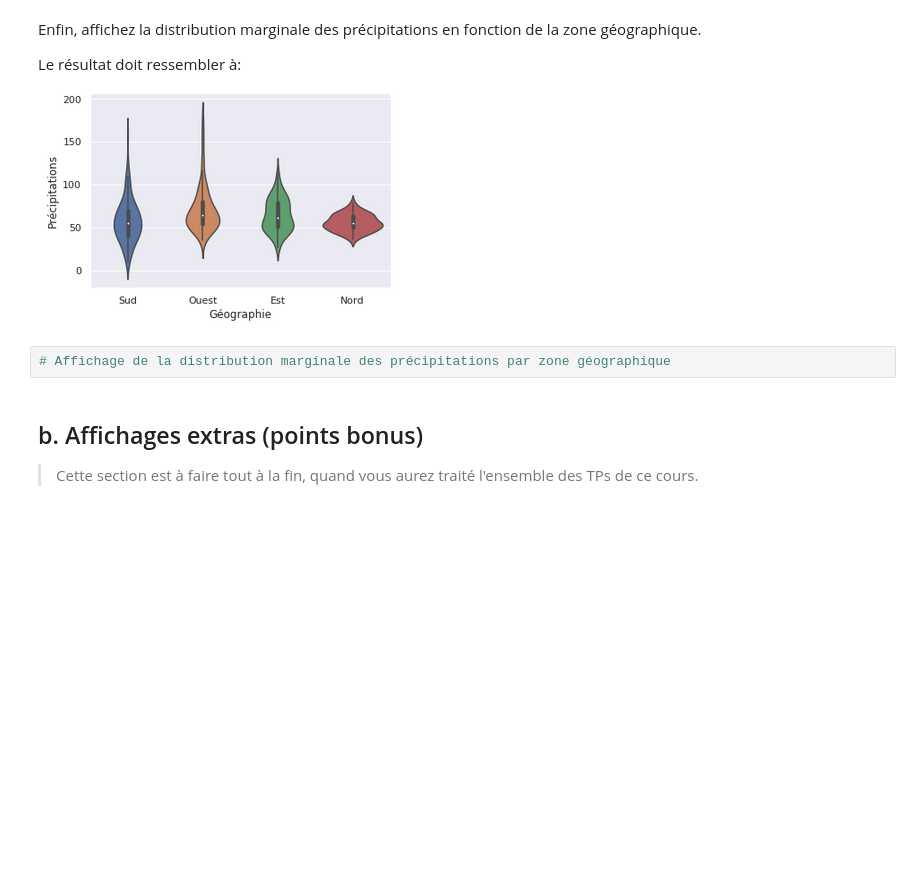
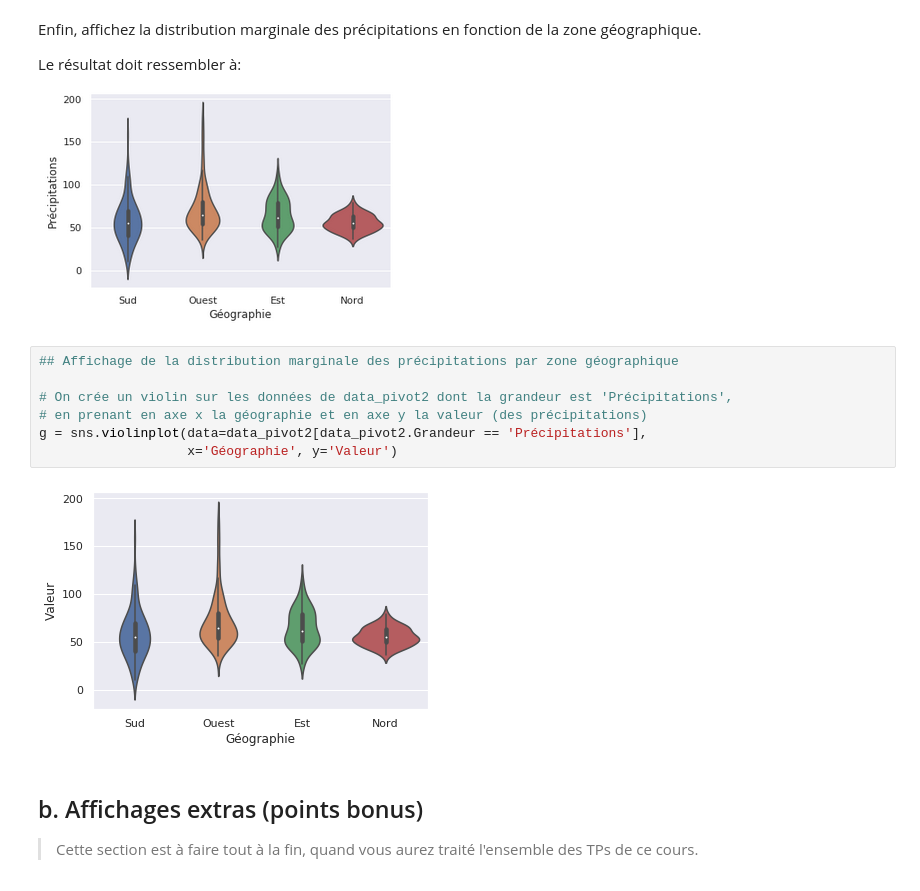
Before and after one commit to campusplage/compte-rendus-jottras_juventin, a Jupyter notebook: TP1_pandas.ipynb, the cells around one changed output. Drawn from its saved outputs; the diff is of its cells as text; blank space fills up the shorter version.

```diff
--- a/TP1_pandas.ipynb
+++ b/TP1_pandas.ipynb
@@ -394,8 +550,15 @@ Le résultat doit ressembler à:
 
 
 ![image.png](embedded-picture-1)
-# %%
-# Affichage de la distribution marginale des précipitations par zone géographique
+# %%
+## Affichage de la distribution marginale des précipitations par zone géographique
+
+# On crée un violin sur les données de data_pivot2 dont la grandeur est 'Précipitations',
+# en prenant en axe x la géographie et en axe y la valeur (des précipitations)
+g = sns.violinplot(data=data_pivot2[data_pivot2.Grandeur == 'Précipitations'],
+                   x='Géographie', y='Valeur')
+# %% [output]
+[figure, added]
 # %% [markdown]
 ## b. Affichages extras (points bonus)
 
```
Also changed, not shown: parts of 23 cells of this notebook.
